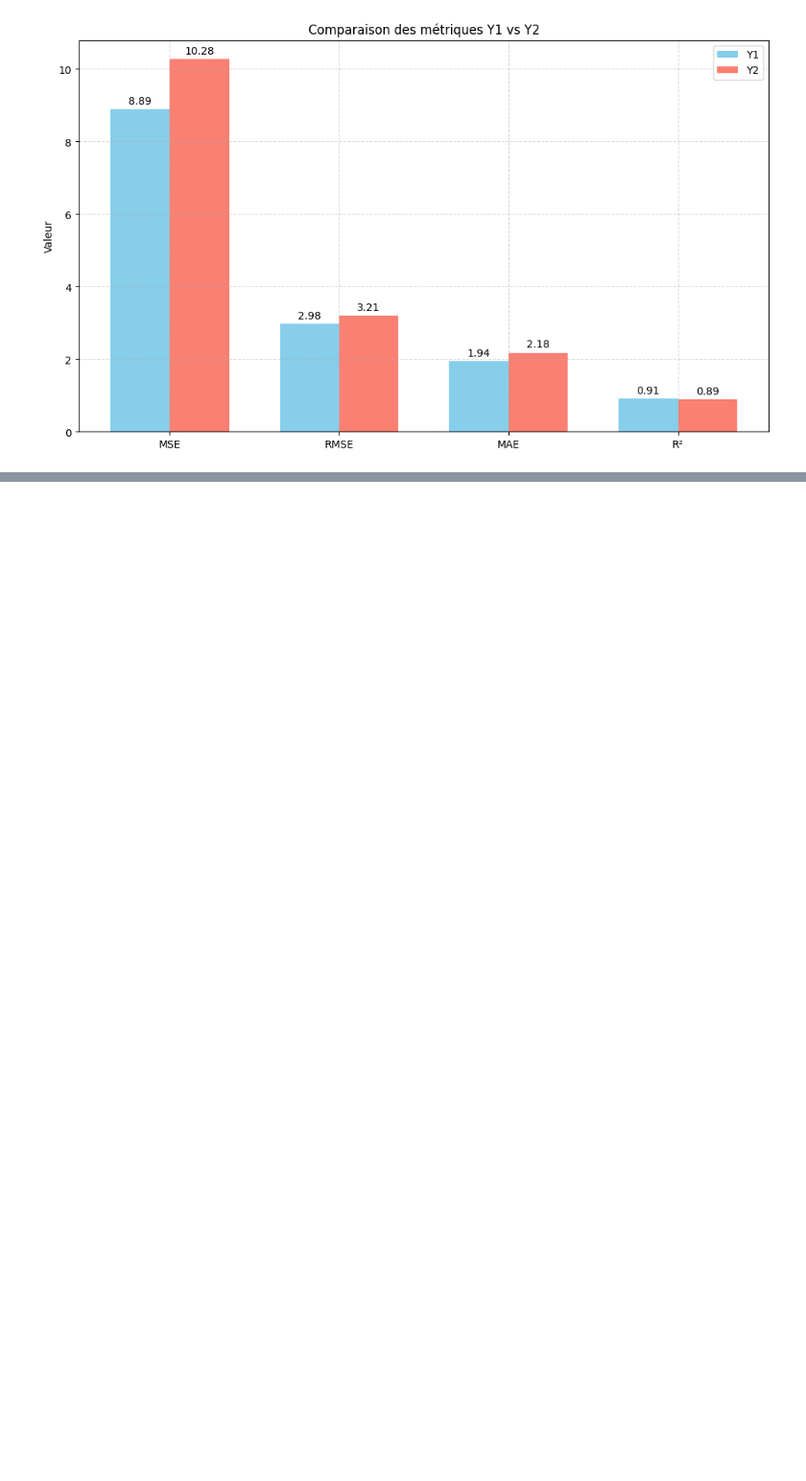
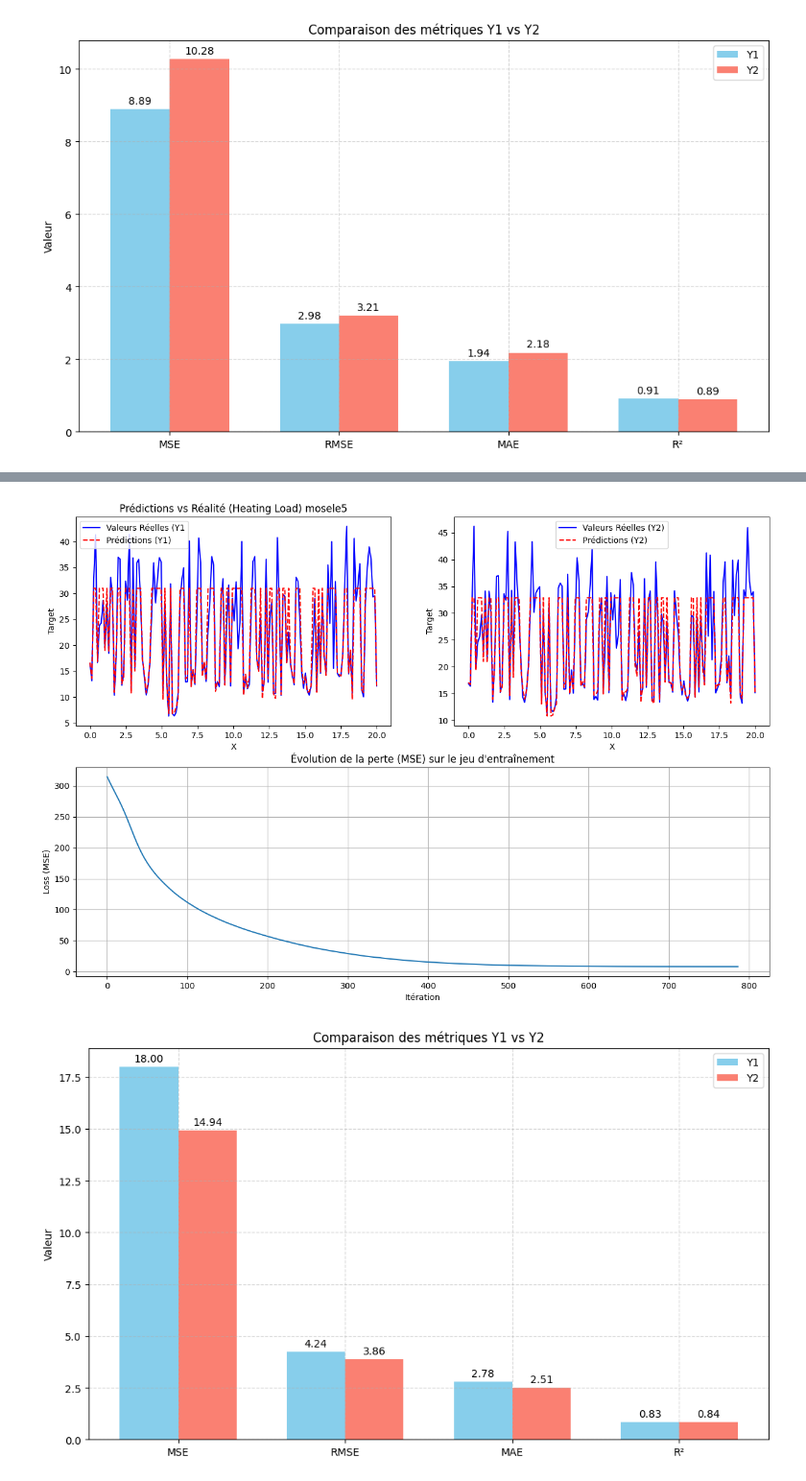
Before and after one commit to bakirmohammed1234/Prediction_Efficacite_Energetique_Batiments, a Jupyter notebook: BackPropagation.ipynb, the cells around one changed output, grey strips where cells are left out. Shown at 96% size. Cells and saved outputs as stored; diff of their text form; code cells hidden in the pictures; blank space fills up the shorter version.

```diff
--- a/BackPropagation.ipynb
+++ b/BackPropagation.ipynb
@@ -195,0 +207,6 @@ bp_model(X_train, y_train,X_test,y_test,"mosele1",hidden_layer=(13, 10,9), acti=
+# %%
+
+bp_model(X_train, y_train,X_test,y_test,"mosele5",hidden_layer=(30,20), acti='tanh' ,sol='adam',max_it=2000,random_st=42)
+# %% [output]
+[figure, added]
+[figure, added]
```
Also changed, not shown: parts of 5 cells of this notebook.
